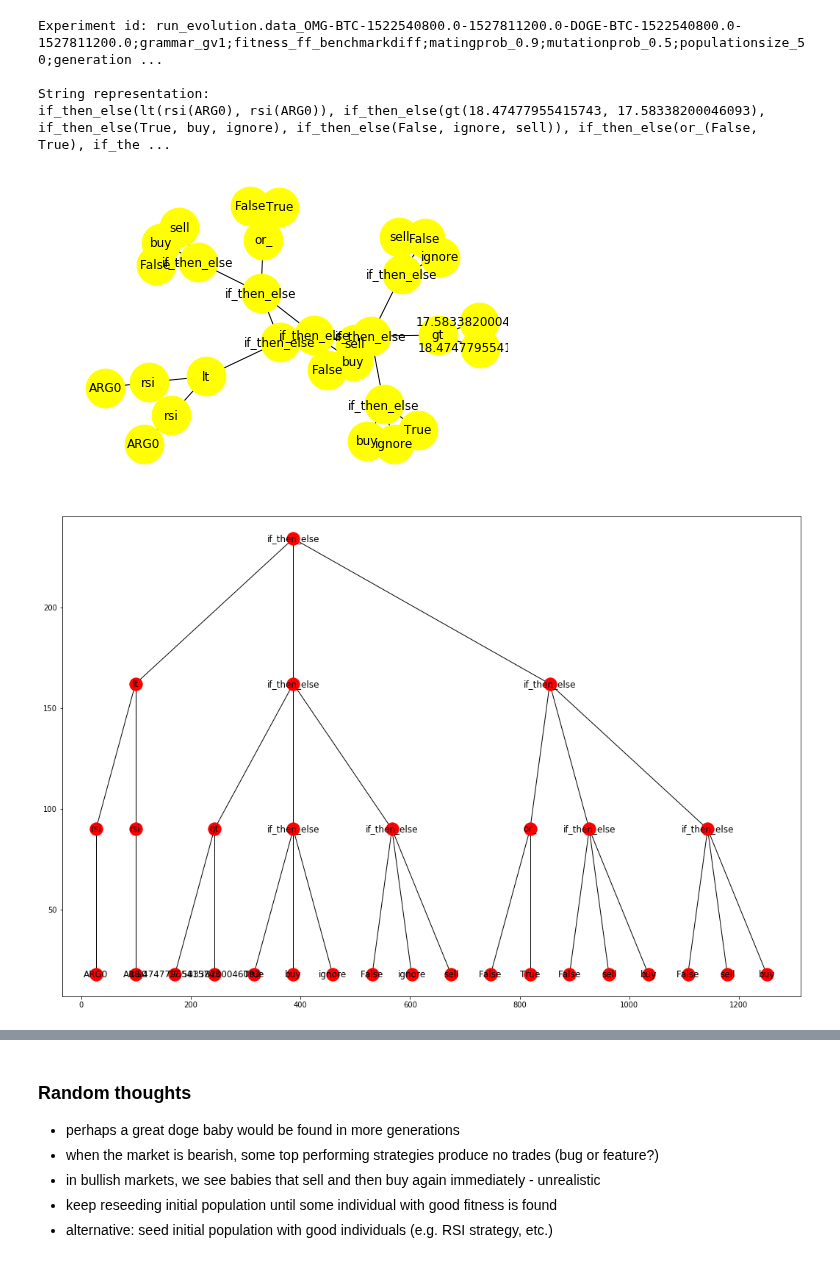
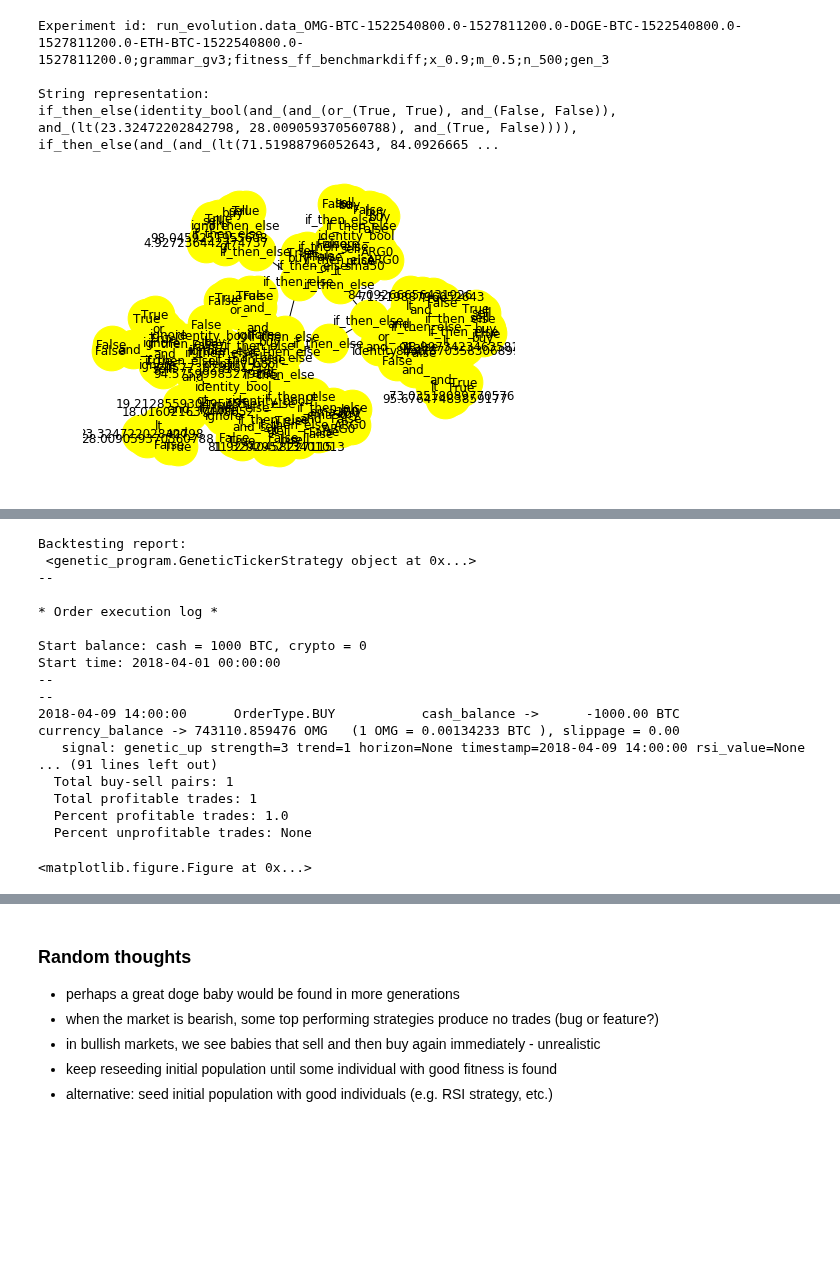
Before and after one commit to IntelligentTrading/science, a Jupyter notebook: genetic_algorithms/gp_experiments.ipynb, the cells around one changed output, grey strips where cells are left out. Cells and saved outputs as stored; diff of their text form; code cells hidden in the pictures; blank space fills up the shorter version.

Commit message:
Moved from multiple function providers to a single collection-based provider, updated charting, experiments.

```diff
--- a/genetic_algorithms/gp_experiments.ipynb
+++ b/genetic_algorithms/gp_experiments.ipynb
@@ -1,4 +1,7 @@
 # %%
+import warnings
+warnings.filterwarnings('ignore')
+
 import pandas as pd
 
 from genetic_program import FitnessFunction
@@ -66,7 +69,7 @@ experiment_json = {
     }],
 
     "fitness_function": "ff_benchmarkdiff",
-    "grammar_version": "gv1",
+    "grammar_version": "gv3",
     "num_generations": 3,
 
     "mating_probabilities": [
@@ -107,0 +101,2 @@ performance_dfs = e.analyze_all_datasets()
+# %%
+best_individuals_across_variants_and_datasets = e.get_best_performing_across_datasets()
@@ -112,9 +179,9 @@ performance_dfs[1]
 # %%
 best = e.performance_df_row_info(performance_dfs[0].iloc[0])
+best_overall = best_individuals_across_variants_and_datasets[0]
 # %% [output]
-Experiment id: run_evolution.data_OMG-BTC-1522540800.0-1527811200.0-DOGE-BTC-1522540800.0-1527811200.0;grammar_gv1;fitness_ff_benchmarkdiff;matingprob_0.9;mutationprob_0.5;populationsize_50;generation ...
+Experiment id: run_evolution.data_OMG-BTC-1522540800.0-1527811200.0-DOGE-BTC-1522540800.0-1527811200.0-ETH-BTC-1522540800.0-1527811200.0;grammar_gv3;fitness_ff_benchmarkdiff;x_0.9;m_0.5;n_500;gen_3
 
 String representation:
-if_then_else(lt(rsi(ARG0), rsi(ARG0)), if_then_else(gt(18.47477955415743, 17.58338200046093), if_then_else(True, buy, ignore), if_then_else(False, ignore, sell)), if_then_else(or_(False, True), if_the ...
+if_then_else(identity_bool(and_(and_(or_(True, True), and_(False, False)), and_(lt(23.32472202842798, 28.009059370560788), and_(True, False)))), if_then_else(and_(and_(lt(71.51988796052643, 84.0926665 ...
-[figure, old version]
+[figure, new version]
-[figure, removed]
@@ -138 +189,19 @@ Start time: 2018-04-01 00:00:00
+Backtesting report:
+ <genetic_program.GeneticTickerStrategy object at 0x...>
+--
+
+* Order execution log *
+
+Start balance: cash = 1000 BTC, crypto = 0
+Start time: 2018-04-01 00:00:00
+--
+--
+2018-04-09 14:00:00      OrderType.BUY           cash_balance ->      -1000.00 BTC       currency_balance -> 743110.859476 OMG   (1 OMG = 0.00134233 BTC ), slippage = 0.00
+   signal: genetic_up strength=3 trend=1 horizon=None timestamp=2018-04-09 14:00:00 rsi_value=None
+... (91 lines left out)
+  Total buy-sell pairs: 1
+  Total profitable trades: 1
+  Percent profitable trades: 1.0
+  Percent unprofitable trades: None
+<matplotlib.figure.Figure at 0x...>
 # %%
```
Also changed, not shown: parts of 8 cells of this notebook, 9 other files.
